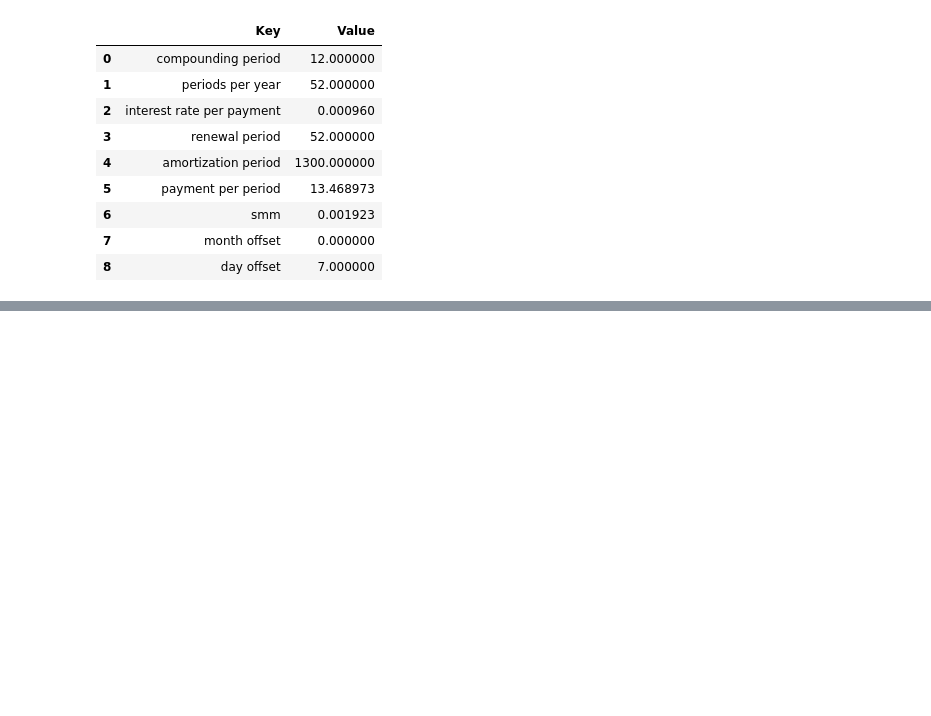
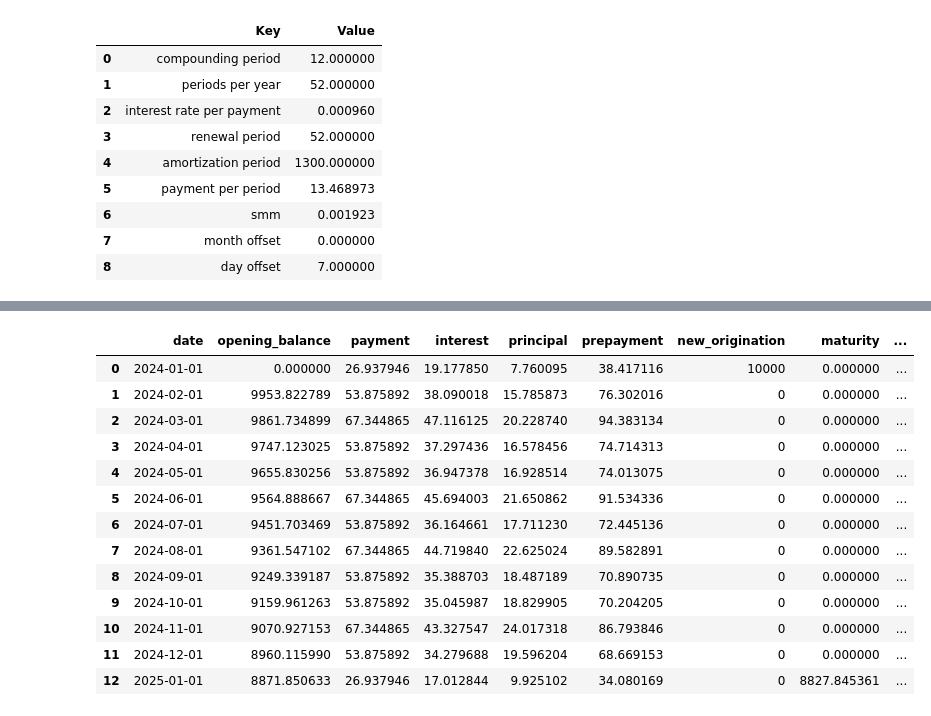
Before and after one commit to Shreesh26/Loan-Amortization-Generator, a Jupyter notebook: initial trial.ipynb, the cells around one changed output, grey strips where cells are left out. Drawn from its saved outputs; the diff is of its cells as text; code cells hidden in the pictures; blank space fills up the shorter version.

```diff
--- a/initial trial.ipynb
+++ b/initial trial.ipynb
@@ -225,0 +373,2 @@ df_amortization.round(2).to_excel("forst.xlsx")
+# %%
+daily_amortization_df["date"]=pd.to_datetime(daily_amortization_df["date"]).dt.strftime('%d-%m-%Y')
@@ -225,0 +377,21 @@ df_amortization.round(2).to_excel("forst.xlsx")
+# %%
+# Convert 'date' column to datetime format
+daily_amortization_df['date'] = pd.to_datetime(daily_amortization_df['date'], format='%d-%m-%Y')
+
+# Group by year and month, aggregate the values for each month
+df_monthly = daily_amortization_df.groupby(daily_amortization_df['date'].dt.to_period('M')).agg({
+    'opening_balance': 'first',  # The opening balance is the first value in the month
+    'payment': 'sum',            # Sum of payments in the month
+    'interest': 'sum',           # Sum of interest in the month
+    'principal': 'sum',          # Sum of principal in the month
+    'prepayment': 'sum',         # Sum of prepayments in the month
+    'new_origination': 'sum',    # Sum of new origination in the month
+    'maturity': 'sum',           # Sum of maturity in the month
+    'closing_balance': 'last'    # The closing balance is the last value in the month
+}).reset_index()
+
+# Convert period back to datetime format (e.g., '2024-02' to '01-02-2024')
+df_monthly['date'] = df_monthly['date'].dt.to_timestamp()
+
+# Display the result
+print(df_monthly)
@@ -225,0 +416,17 @@ df_amortization.round(2).to_excel("forst.xlsx")
+# %%
+df_monthly
+# %% [output]
+|  | date | opening_balance | payment | interest | principal | prepayment | new_origination | maturity | ... |
+| 0 | 2024-01-01 | 0.000000 | 26.937946 | 19.177850 | 7.760095 | 38.417116 | 10000 | 0.000000 | ... |
+| 1 | 2024-02-01 | 9953.822789 | 53.875892 | 38.090018 | 15.785873 | 76.302016 | 0 | 0.000000 | ... |
+| 2 | 2024-03-01 | 9861.734899 | 67.344865 | 47.116125 | 20.228740 | 94.383134 | 0 | 0.000000 | ... |
+| 3 | 2024-04-01 | 9747.123025 | 53.875892 | 37.297436 | 16.578456 | 74.714313 | 0 | 0.000000 | ... |
+| 4 | 2024-05-01 | 9655.830256 | 53.875892 | 36.947378 | 16.928514 | 74.013075 | 0 | 0.000000 | ... |
+| 5 | 2024-06-01 | 9564.888667 | 67.344865 | 45.694003 | 21.650862 | 91.534336 | 0 | 0.000000 | ... |
+| 6 | 2024-07-01 | 9451.703469 | 53.875892 | 36.164661 | 17.711230 | 72.445136 | 0 | 0.000000 | ... |
+| 7 | 2024-08-01 | 9361.547102 | 67.344865 | 44.719840 | 22.625024 | 89.582891 | 0 | 0.000000 | ... |
+| 8 | 2024-09-01 | 9249.339187 | 53.875892 | 35.388703 | 18.487189 | 70.890735 | 0 | 0.000000 | ... |
+| 9 | 2024-10-01 | 9159.961263 | 53.875892 | 35.045987 | 18.829905 | 70.204205 | 0 | 0.000000 | ... |
+| 10 | 2024-11-01 | 9070.927153 | 67.344865 | 43.327547 | 24.017318 | 86.793846 | 0 | 0.000000 | ... |
+| 11 | 2024-12-01 | 8960.115990 | 53.875892 | 34.279688 | 19.596204 | 68.669153 | 0 | 0.000000 | ... |
+| 12 | 2025-01-01 | 8871.850633 | 26.937946 | 17.012844 | 9.925102 | 34.080169 | 0 | 8827.845361 | ... |
```
Also changed, not shown: parts of 11 cells of this notebook.
